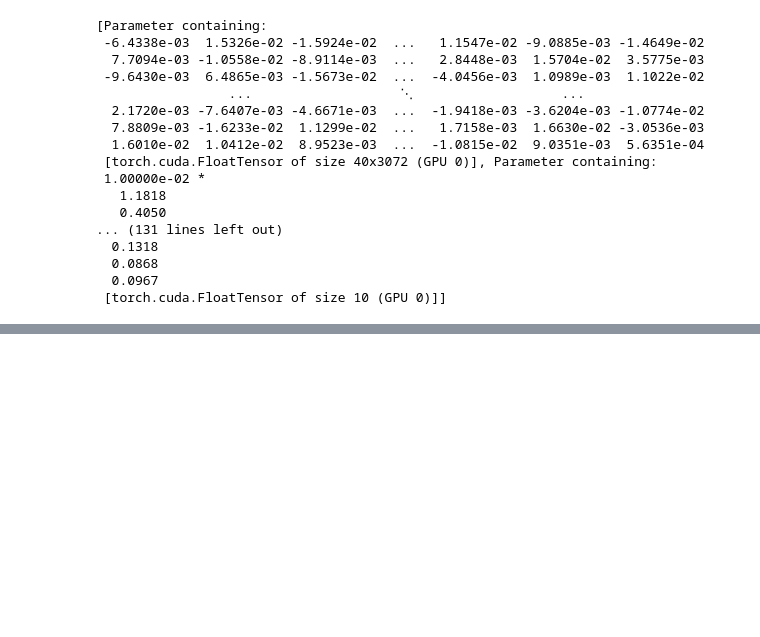
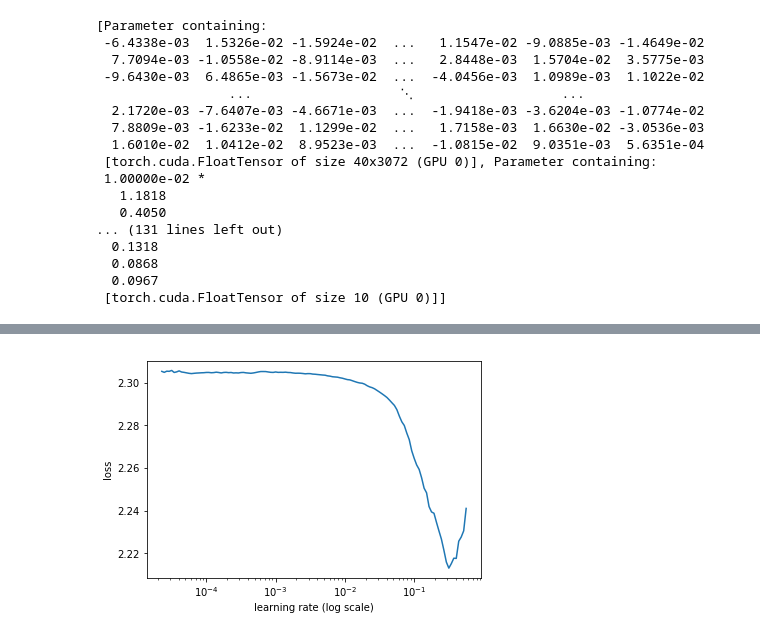
Before and after one commit to WNoxchi/deeplearningstudy, a Jupyter notebook: FADL1/L7CA_lesson7-cifar10.ipynb, the cells around one changed output, grey strips where cells are left out. Drawn from its saved outputs; the diff is of its cells as text; code cells hidden in the pictures; blank space fills up the shorter version.

```diff
--- a/FADL1/L7CA_lesson7-cifar10.ipynb
+++ b/FADL1/L7CA_lesson7-cifar10.ipynb
@@ -92,0 +146,15 @@ learn, [o.numel() for o in learn.model.parameters()]
+# %%
+class ConvNet(nn.Module):
+    def __init__(self, layers, c):
+        super().__init__()
+        self.layers = nn.ModuleList([
+            nn.Conv2d(layers[i], layers[i + 1], kernel_size=3, stride=2)
+            for i in range(len(layers) - 1)])
+        self.pool = nn.AdaptiveMaxPool2d(1)
+        self.out = nn.Linear(layers[-1], c)
+
+    def forward(self, x):
+        for λ in self.layers: x = F.relu(λ(x))
+        x = self.pool(x)
+        x = x.view(x.size(0), -1)
+        return F.log_softmax(self.out(x), dim=-1)
@@ -92,0 +163,2 @@ learn, [o.numel() for o in learn.model.parameters()]
+# %%
+learn = ConvLearner.from_model_data(ConvNet([3, 20, 40, 80], 10), data)
@@ -92,0 +206,4 @@ learn, [o.numel() for o in learn.model.parameters()]
+# %%
+learn.sched.plot()
+# %% [output]
+[figure, added]
```
Also changed, not shown: parts of 70 cells of this notebook, 1 other file.
